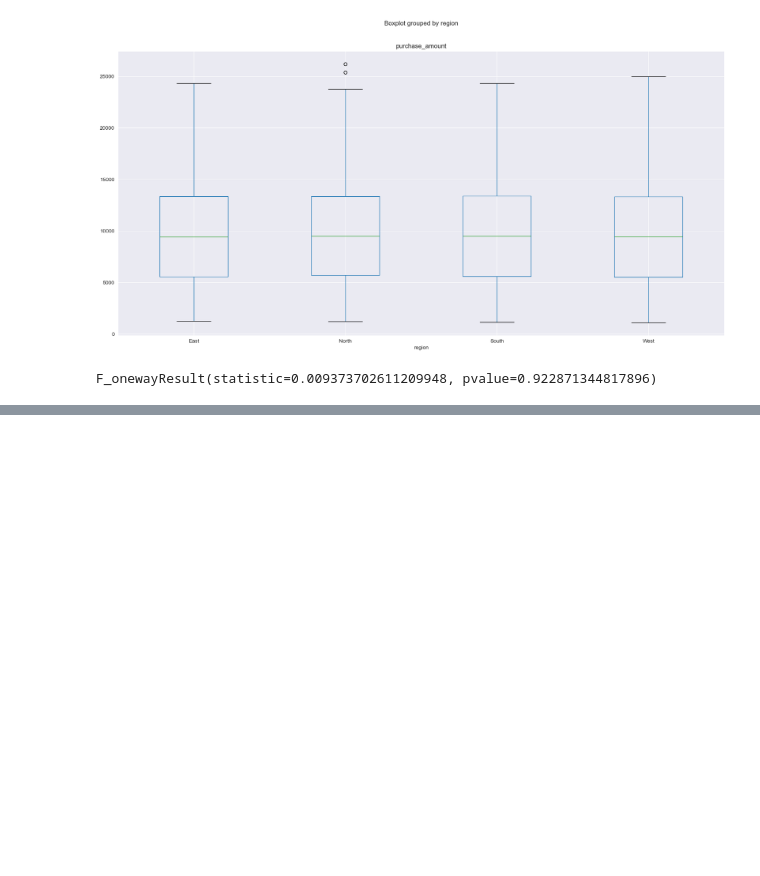
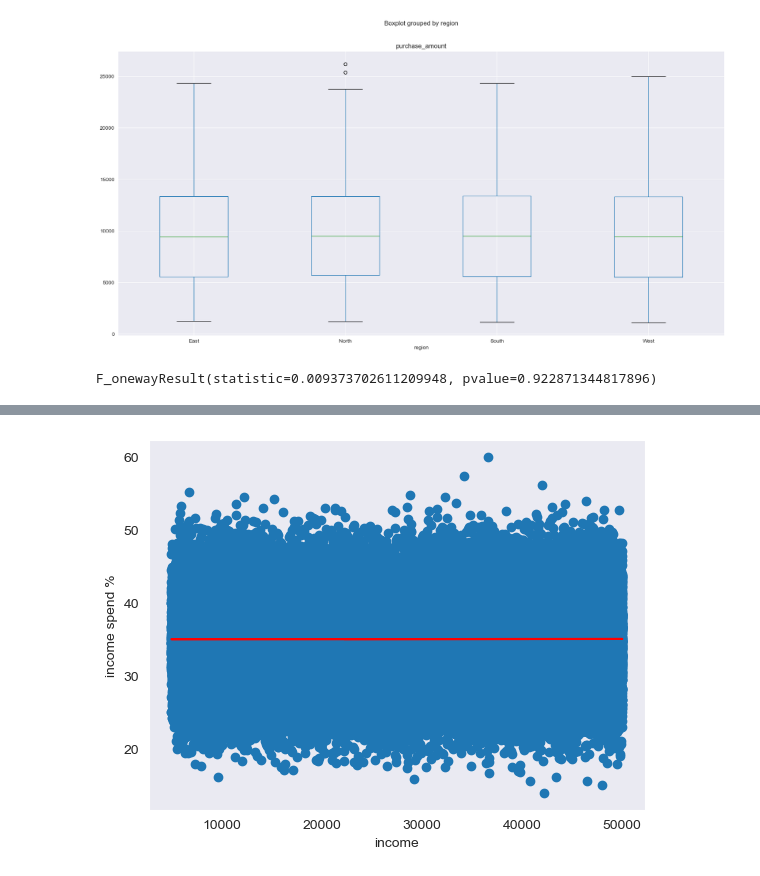
Before and after one commit to Siggy0002/Project-1-Team-Finance, a Jupyter notebook: Project 1 Code.ipynb, the cells around one changed output, grey strips where cells are left out. Cells and saved outputs as stored; diff of their text form; code cells hidden in the pictures; blank space fills up the shorter version.

```diff
--- a/Project 1 Code.ipynb
+++ b/Project 1 Code.ipynb
@@ -563,0 +682,5 @@ F_onewayResult(statistic=0.009373702611209948, pvalue=0.922871344817896)
+# %%
+df["income spent(%)"]=(df["purchase_amount"]/df["income"])*100
+create_scatter(df,"income","income spent(%)","income","income spend %")
+# %% [output]
+[figure, added]
```
Also changed, not shown: parts of 18 cells of this notebook, 2 other files.
